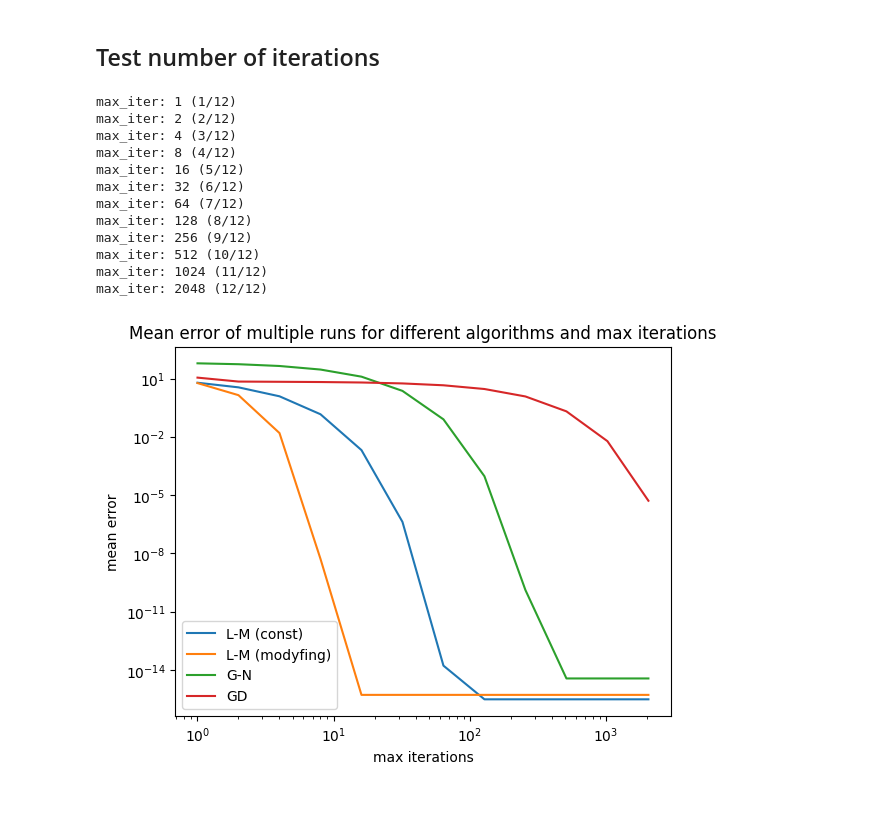
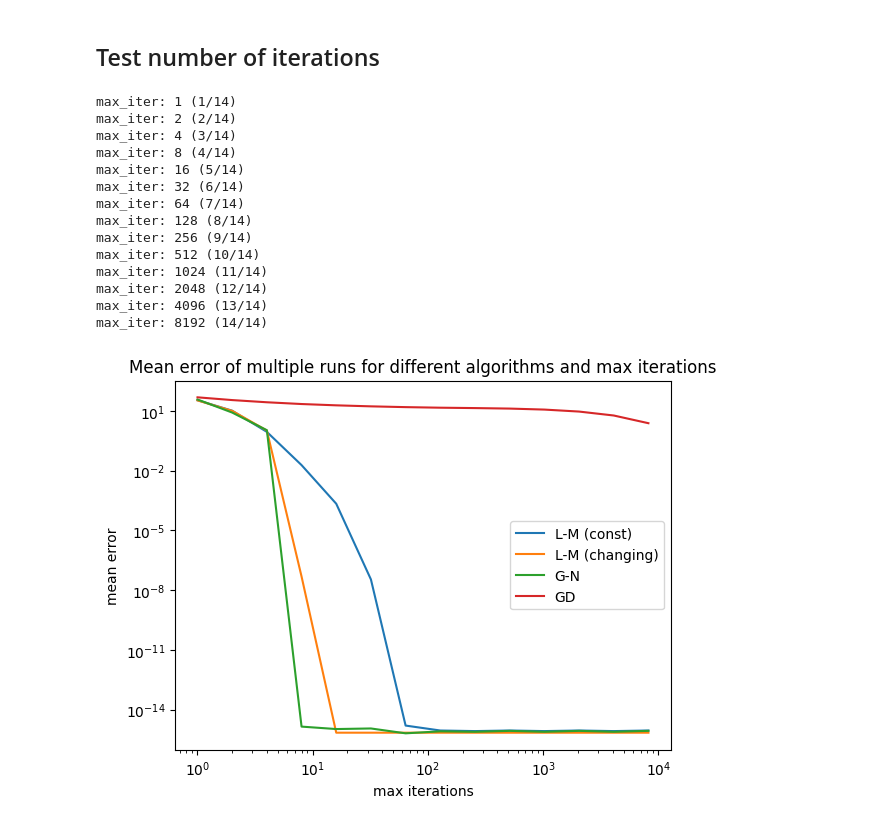
Before and after one commit to Perlik476/MNUMAD-optimizers, a Jupyter notebook: project/test_simple_function.ipynb, the cells around one changed output. Cells and saved outputs as stored; diff of their text form; code cells hidden in the pictures.

```diff
--- a/project/test_simple_function.ipynb
+++ b/project/test_simple_function.ipynb
@@ -86,8 +86,9 @@ R = Function(R_value, R_derivative, 3, 4)
 ## Hyperparameters
 # %%
 # p0 = np.random.randn(3)
-p0 = np.array([1.5, 0.6, -3.14])
+p0 = np.array([1.4, 0.6, -3.14])
 max_iter = 1000
+max_iter_gd = 100000
 # %% [markdown]
 ## Gradient descent method
 # %%
@@ -172,0 +180,3 @@ p=array([-0.08,  1.08, -1.08]), err=3.1401849173675503e-16
+# %%
+p, err = optimizer.optimize(p0, max_iter, step_type="svd")
+print(f"{p=}, {err=}")
@@ -187,7 +199,7 @@ def remove_nans_infs_and_zeros(arr):
 # %% [markdown]
 ## Test parameters
 # %%
-lambda_params = [float(10**i) for i in range(-16, 3)]
+lambda_params = [float(10**i) for i in range(-13, 3)]
 np.random.seed(42)
 p0s = [2**i * np.random.randn(3) for i in range(5)]
 max_iter = 100
@@ -279,11 +293,11 @@ plt.show()
 # %% [markdown]
 ## Test number of iterations
 # %%
-max_iters = [2**i for i in range(0, 12)]
+max_iters = [2**i for i in range(0, 14)]
 np.random.seed(42)
 p0s = [2**i * np.random.randn(3) for i in range(5)]
-alpha_gd = 1e-2
-alpha_gn = 1e-1
+alpha_gd = 1e-4
+alpha_gn = 1.
 lambda0 = 1.
 lambda_change = 2.
 
@@ -326,18 +340,20 @@ for i, max_iter in enumerate(max_iters):
         errs.append(err)
     errors_gradient_descent.append(errs)
 # %% [output]
-max_iter: 1 (1/12)
-max_iter: 2 (2/12)
-max_iter: 4 (3/12)
-max_iter: 8 (4/12)
-max_iter: 16 (5/12)
-max_iter: 32 (6/12)
-max_iter: 64 (7/12)
-max_iter: 128 (8/12)
-max_iter: 256 (9/12)
-max_iter: 512 (10/12)
-max_iter: 1024 (11/12)
-max_iter: 2048 (12/12)
+max_iter: 1 (1/14)
+max_iter: 2 (2/14)
+max_iter: 4 (3/14)
+max_iter: 8 (4/14)
+max_iter: 16 (5/14)
+max_iter: 32 (6/14)
+max_iter: 64 (7/14)
+max_iter: 128 (8/14)
+max_iter: 256 (9/14)
+max_iter: 512 (10/14)
+max_iter: 1024 (11/14)
+max_iter: 2048 (12/14)
+max_iter: 4096 (13/14)
+max_iter: 8192 (14/14)
 # %%
 errors_mean_lm_const = np.mean(errors_levenberg_marquardt_const_param, axis=1)
 errors_mean_lm_const = remove_nans_infs_and_zeros(errors_mean_lm_const)
@@ -352,14 +368,14 @@ errors_gd_mean = np.mean(errors_gradient_descent, axis=1)
 errors_gd_mean = remove_nans_infs_and_zeros(errors_gd_mean)
 # %%
 plt.loglog(max_iters, errors_mean_lm_const, label="L-M (const)")
-plt.loglog(max_iters, errors_mean_lm_mod, label="L-M (modyfing)")
+plt.loglog(max_iters, errors_mean_lm_mod, label="L-M (changing)")
 plt.loglog(max_iters, errors_gn_mean, label="G-N")
 plt.loglog(max_iters, errors_gd_mean, label="GD")
 
 plt.legend()
 plt.xlabel("max iterations")
 plt.ylabel("mean error")
 plt.title("Mean error of multiple runs for different algorithms and max iterations")
 plt.show()
 # %% [output]
-[figure, old version]
+[figure, new version]
```
Also changed, not shown: parts of 28 cells of this notebook, 2 other files.
